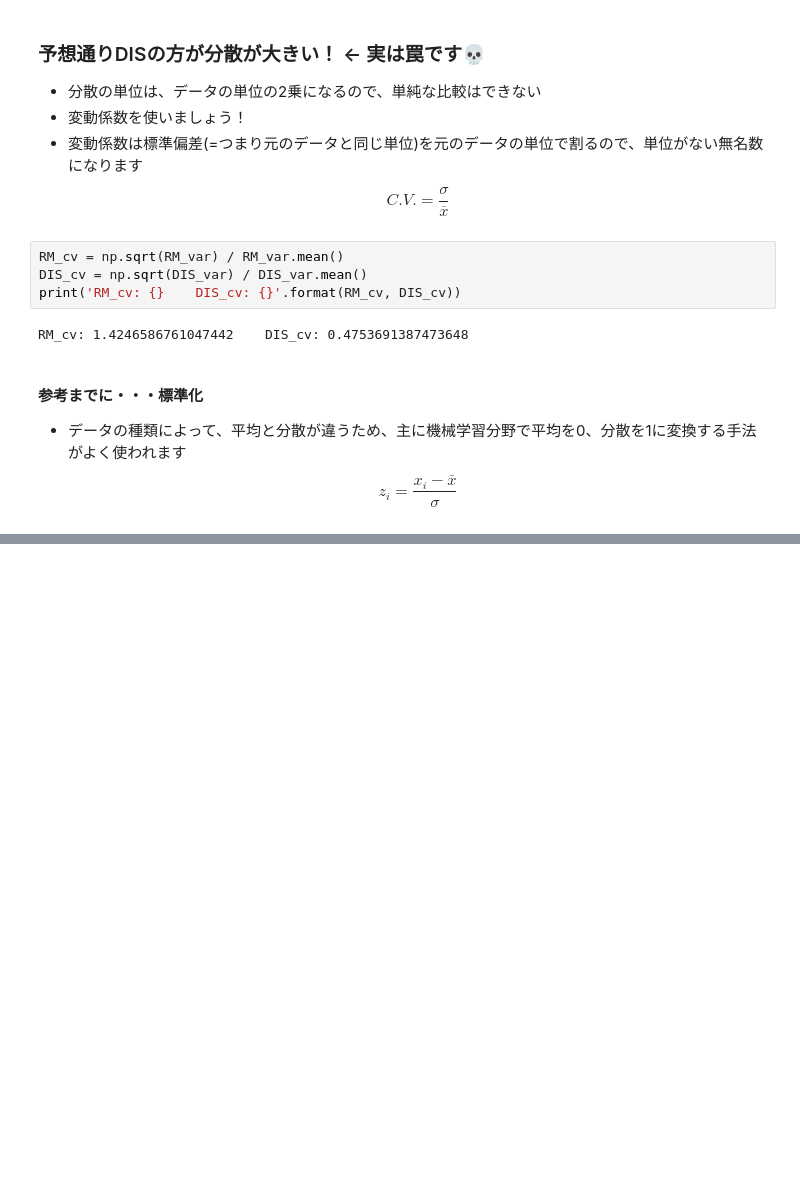
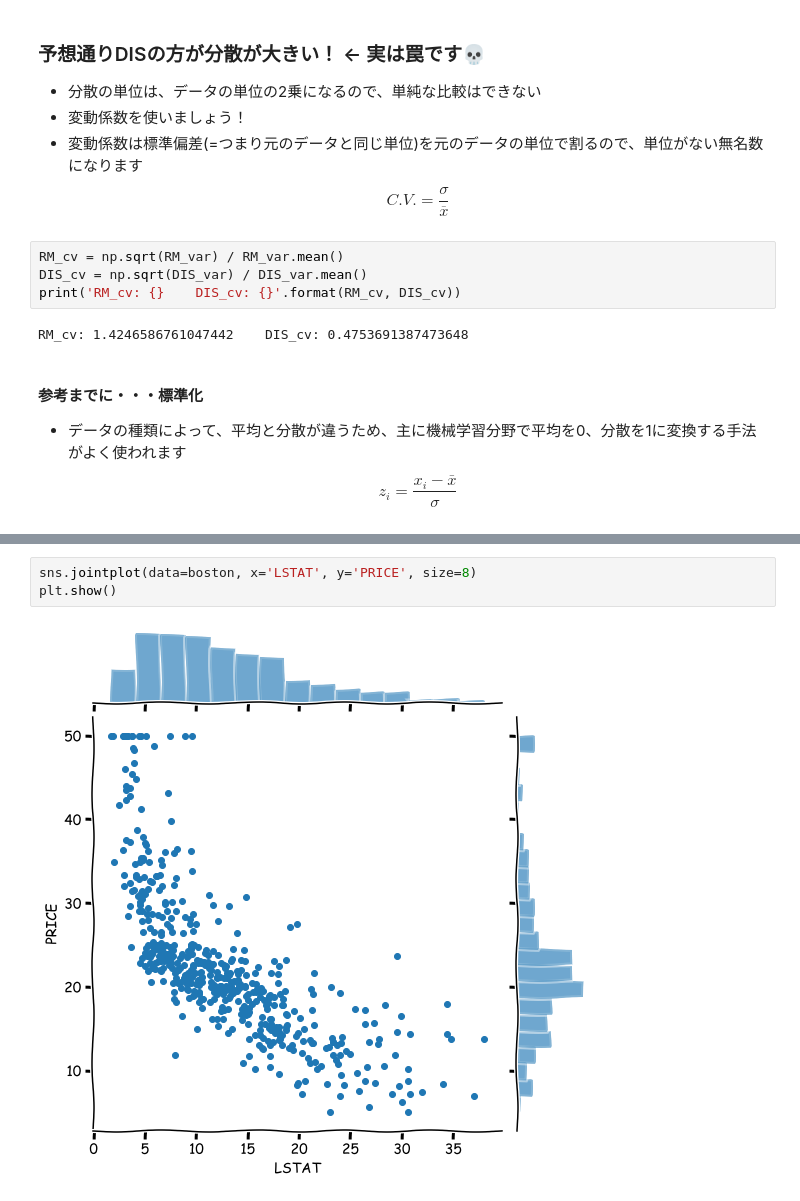
Before and after one commit to Soichiro-Fujioka/chotto-dekiru-DS, a Jupyter notebook: statistics/statistics-1.ipynb, the cells around one changed output, grey strips where cells are left out. Drawn from its saved outputs; the diff is of its cells as text; blank space fills up the shorter version.

```diff
--- a/statistics/statistics-1.ipynb
+++ b/statistics/statistics-1.ipynb
@@ -221,0 +255,5 @@ $$
+# %%
+sns.jointplot(data=boston, x='LSTAT', y='PRICE', size=8)
+plt.show()
+# %% [output]
+[figure, added]
```
Also changed, not shown: parts of 21 cells of this notebook.
